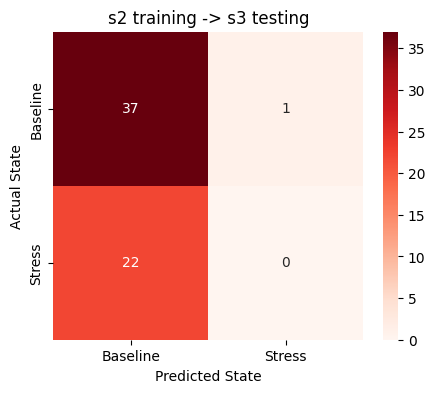
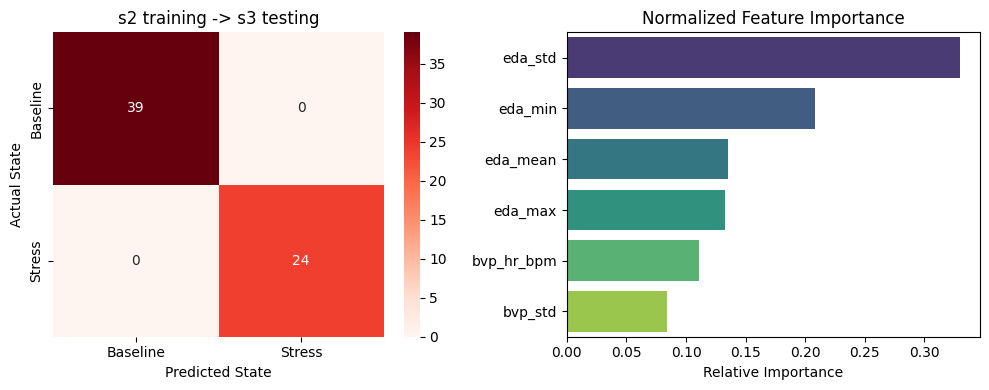
The change to this notebook cell's code, shown as a diff; its figure went from the first image to the second:
--- before
+++ after
@@ -19,5 +19,7 @@
 # generate and display the confusion matrix for model evaluation
 cm = confusion_matrix(y_test, y_pred)
-plt.figure(figsize=(5, 4))
+plt.figure(figsize=(10, 4)) # changed size from 5 to 10
+
+plt.subplot(1, 2, 1) # 1 row, 2 column layout for subplot
 sns.heatmap(cm, annot=True, fmt='d', cmap='Reds',
             xticklabels=['Baseline', 'Stress'],
@@ -26,3 +28,15 @@
 plt.ylabel('Actual State')
 plt.xlabel('Predicted State')
+
+# plot new feature importance
+importances = rf_model.feature_importances_
+indices = np.argsort(importances)[::-1]
+features_ranked = [x_train.columns[k] for k in indices]
+
+plt.subplot(1, 2, 2)
+sns.barplot(x=importances[indices], y=features_ranked, palette='viridis')
+plt.title('Normalized Feature Importance')
+plt.xlabel('Relative Importance')
+
+plt.tight_layout()
 plt.show()

Commit: added 7/14 script which implemented z-score normalization technique, which means model stopped evaluating based on raw sweat/bpm level and instead on standard deviations away from the mean sweat/bpm. also with normalization technique, the results of feature importance were different; while eda_std w